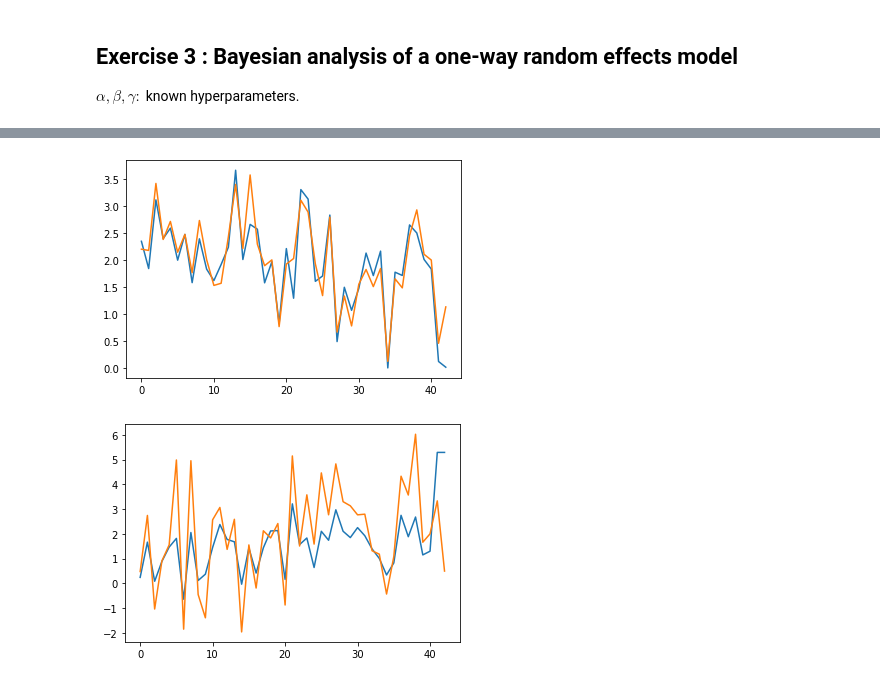
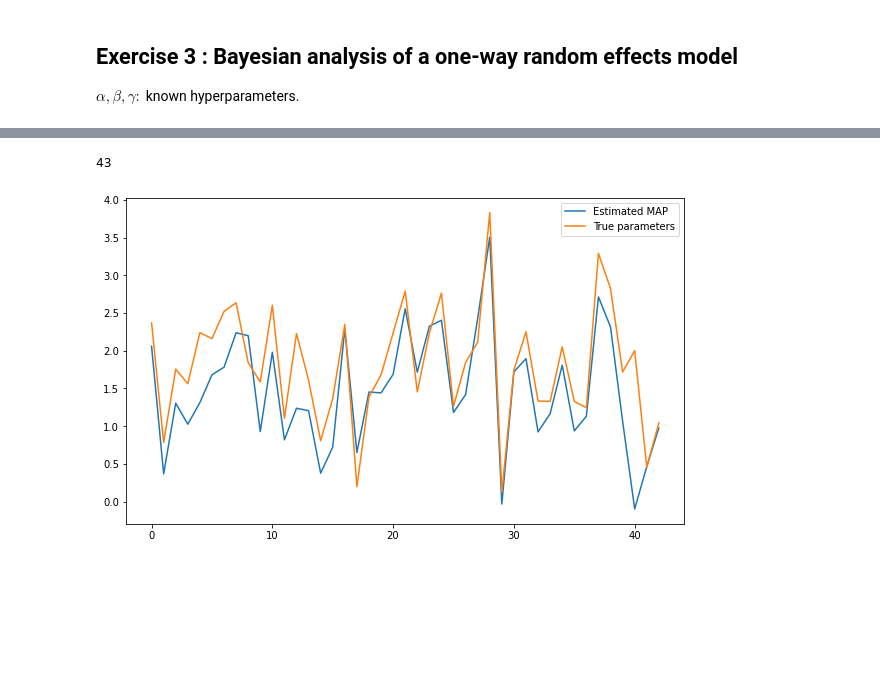
Before and after one commit to simonqueric/MVA, a Jupyter notebook: ComputationalStatistics/Lab4/Lab4_Compstat.ipynb, the cells around one changed output, grey strips where cells are left out. Drawn from its saved outputs; the diff is of its cells as text; code cells hidden in the pictures; blank space fills up the shorter version.

```diff
--- a/ComputationalStatistics/Lab4/Lab4_Compstat.ipynb
+++ b/ComputationalStatistics/Lab4/Lab4_Compstat.ipynb
@@ -360,6 +428,3 @@ We can see that the classical Symmetric Random Walk MH algorithm fails to sample
 This is due to the fact that the Markov chain makes small step and therefore doesn't visit all space states.
 # %% [markdown]
 ## 2.B – Parallel Tempering
-# %%
-def parallel_tempering():
-    return
@@ -365,0 +478,2 @@ def parallel_tempering():
+# %%
+Z = parallel_tempering(X0, log_pi, K, T, param = (mu, sigma), sigma_prop=sigma_prop, n_iter=50_000)
@@ -459,12 +638,46 @@ plt.show()
+# %%
+def block_MH_wG(z0, y, n_iter=50) :
+    z = np.copy(z0)
+    N = len(z)
+    print(N)
+    Xmu = z[:-2]
+    sigma2 = z[-2]
+    tau2 = z[-1]
+    Z = np.zeros((n_iter, N))
+    for i in range(n_iter) :
+        sigma2 = invgamma.rvs(a=N/2+alpha, scale=beta+np.sum((X - mu)**2)/2)
+        Z[i,-2] = sigma2
+        tau2 = invgamma.rvs(a=N*K/2+gamma, scale=beta+np.sum((y.T-X)**2)/2)
+        Z[i,-1] = tau2
+        eta = (1/sigma2 + K/tau2)
+        Sigma_inv = np.zeros((N-2, N-2))
+
+        Sigma_inv[:N-3,:N-3] = eta*np.eye(N-3)
+        Sigma_inv[-1, :-1] = -1/sigma2
+        Sigma_inv[:-1,-1] = -1/sigma2
+        Sigma_inv[-1,-1] = N/sigma2
+        Sigma_inv += 0#1e-5*np.eye(N-2)
+        m = np.zeros(N-2)
+        m[:N-3] = y.sum(axis=1) / (tau2/sigma2 + K)
+        Xmu = np.random.multivariate_normal(mean=m,
+                                   cov=np.linalg.inv(Sigma_inv))
+        Z[i,:-2] = Xmu
+
+    return Z
 # %%
 z0 = np.zeros(N+3)
-z0[:-3] = -500
-z0[-2] = 1e10
-z0[-1] = 1e10
-Z = MH_wG(z0, y, n_iter=100)
+z0[:-3] = 1
+z0[-2] = 1
+z0[-1] = 0.5
+
+Z = block_MH_wG(z0, y, n_iter=1000)
+# %% [output]
+43
 # %%
+fig = plt.figure(figsize=(10, 6))
 plt.plot(Z[-1])
 plt.plot(z_true)
+plt.legend(["Estimated MAP", "True parameters"])
 plt.show()
 # %% [output]
-[figure, old version]
+[figure, new version]
@@ -496,6 +683,0 @@ Z = block_MH_wG(z0, y, sigma_prop=1e-2/2, n_iter=100, hm_iter=100)
-# %%
-plt.plot(Z[-1])
-plt.plot(z_true)
-plt.show()
-# %% [output]
-[figure, removed]
```
Also changed, not shown: parts of 40 cells of this notebook.
